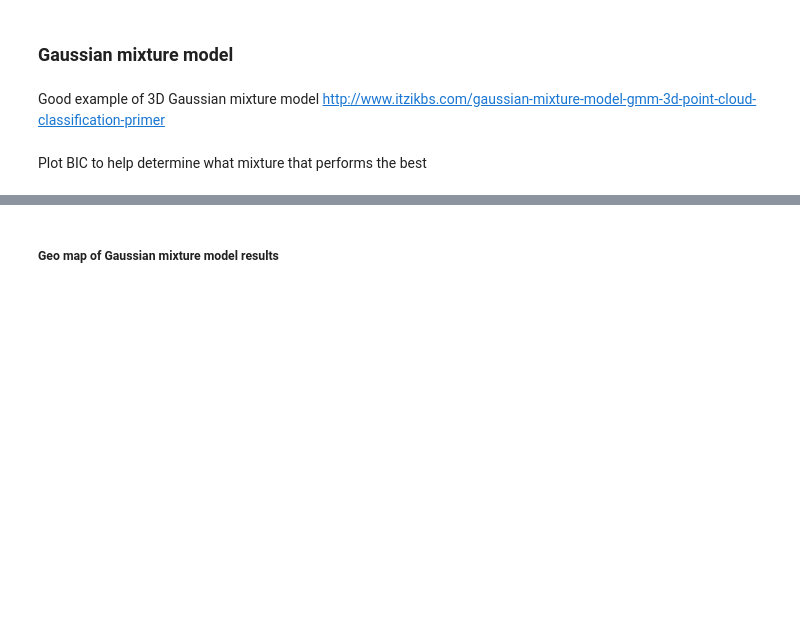
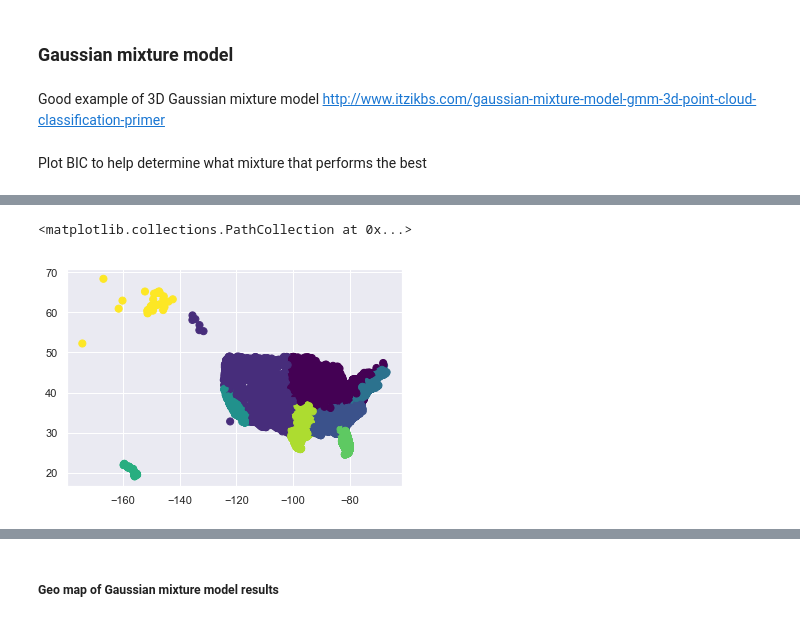
Before and after one commit to ecantu75/DataMining_Lab3, a Jupyter notebook: DataMining_LAB_3.ipynb, the cells around one changed output, grey strips where cells are left out. Cells and saved outputs as stored; diff of their text form; code cells hidden in the pictures; blank space fills up the shorter version.

```diff
--- a/DataMining_LAB_3.ipynb
+++ b/DataMining_LAB_3.ipynb
@@ -601,3 +601,10 @@ plt.show()
+# %%
+#visualize the results by plotting the data colored by these labels.
+#We will also plot the cluster centers as determined by the k-means estimator.
+plt.scatter(data.values[:, 1],data.values[:, 0] , c=Y_, s=50, cmap='viridis')
+# %% [output]
+<matplotlib.collections.PathCollection at 0x...>
+[figure, added]
 # %%
 
 # this code has been manipulated from the source available on sklearn's website documentation
```
Also changed, not shown: parts of 7 cells of this notebook.
